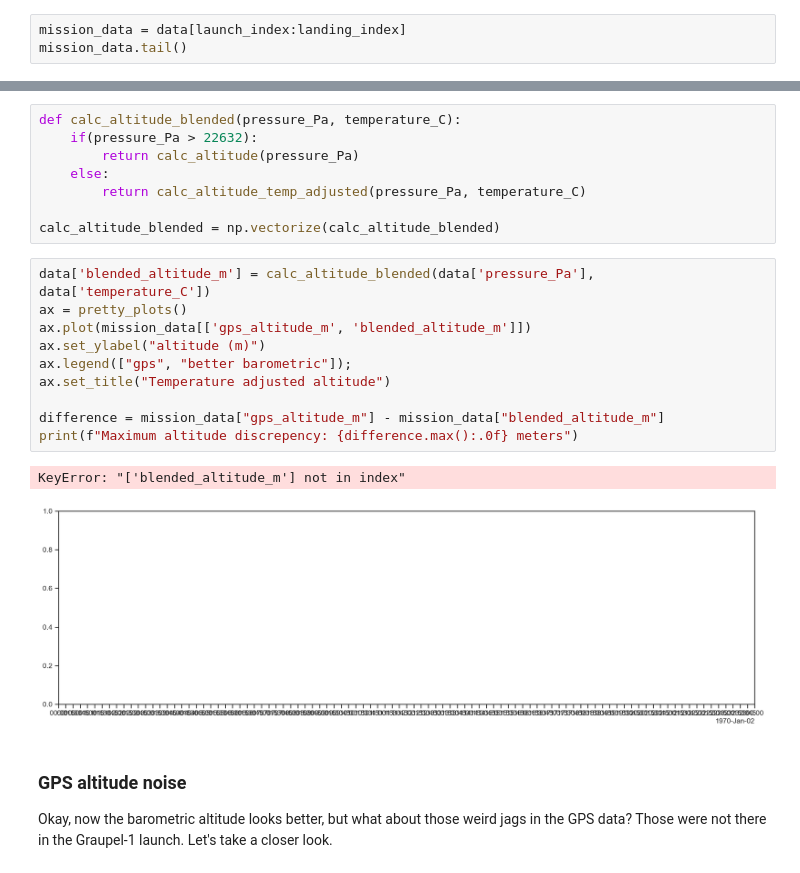
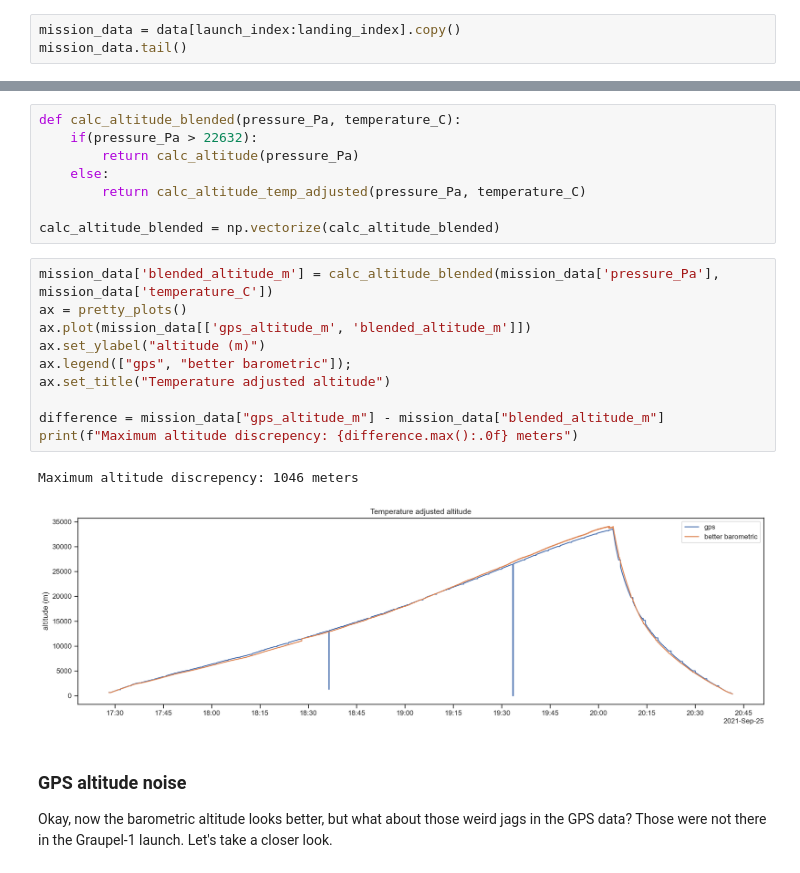
Before and after one commit to sea7aero/graupel-2, a Jupyter notebook: book/data-analysis.ipynb, the cells around one changed output, grey strips where cells are left out. Cells and saved outputs as stored; diff of their text form.

```diff
--- a/book/data-analysis.ipynb
+++ b/book/data-analysis.ipynb
@@ -89,7 +89,7 @@ Mission Duration  : 0 days 03:13:26
 Ascent Duration   : 0 days 02:36:14
 Descent Duration  : 0 days 00:37:12
 # %%
-mission_data = data[launch_index:landing_index]
+mission_data = data[launch_index:landing_index].copy()
 mission_data.tail()
 # %% [output]
 |  | millis | year | month | day | hour | minute | second | voltage | satellites | hdop | ... |
@@ -223,18 +225,18 @@ def calc_altitude_blended(pressure_Pa, temperature_C):
 
 calc_altitude_blended = np.vectorize(calc_altitude_blended)
 # %%
-data['blended_altitude_m'] = calc_altitude_blended(data['pressure_Pa'], data['temperature_C'])
+mission_data['blended_altitude_m'] = calc_altitude_blended(mission_data['pressure_Pa'], mission_data['temperature_C'])
 ax = pretty_plots()
 ax.plot(mission_data[['gps_altitude_m', 'blended_altitude_m']])
 ax.set_ylabel("altitude (m)")
 ax.legend(["gps", "better barometric"]);
 ax.set_title("Temperature adjusted altitude")
 
 difference = mission_data["gps_altitude_m"] - mission_data["blended_altitude_m"]
 print(f"Maximum altitude discrepency: {difference.max():.0f} meters")
 # %% [output]
-KeyError: "['blended_altitude_m'] not in index"
+Maximum altitude discrepency: 1046 meters
-[figure, old version]
+[figure, new version]
 # %% [markdown]
 ### GPS altitude noise
 
```
Also changed, not shown: parts of 29 cells of this notebook, 58 other files.
